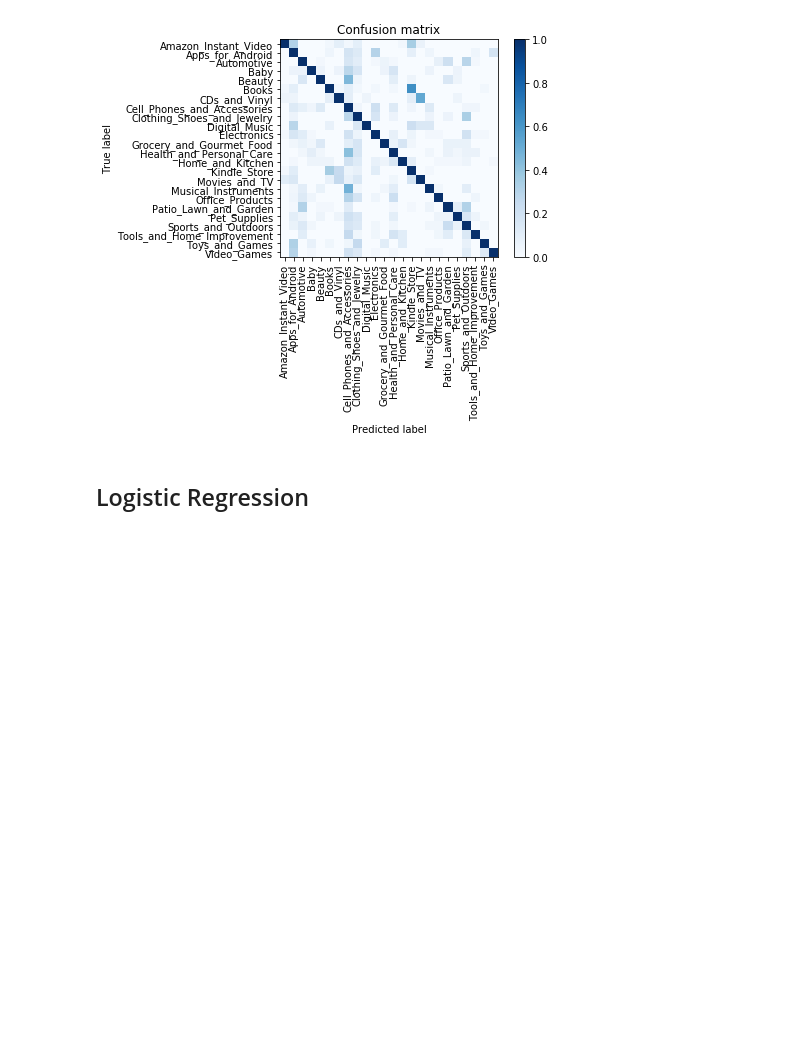
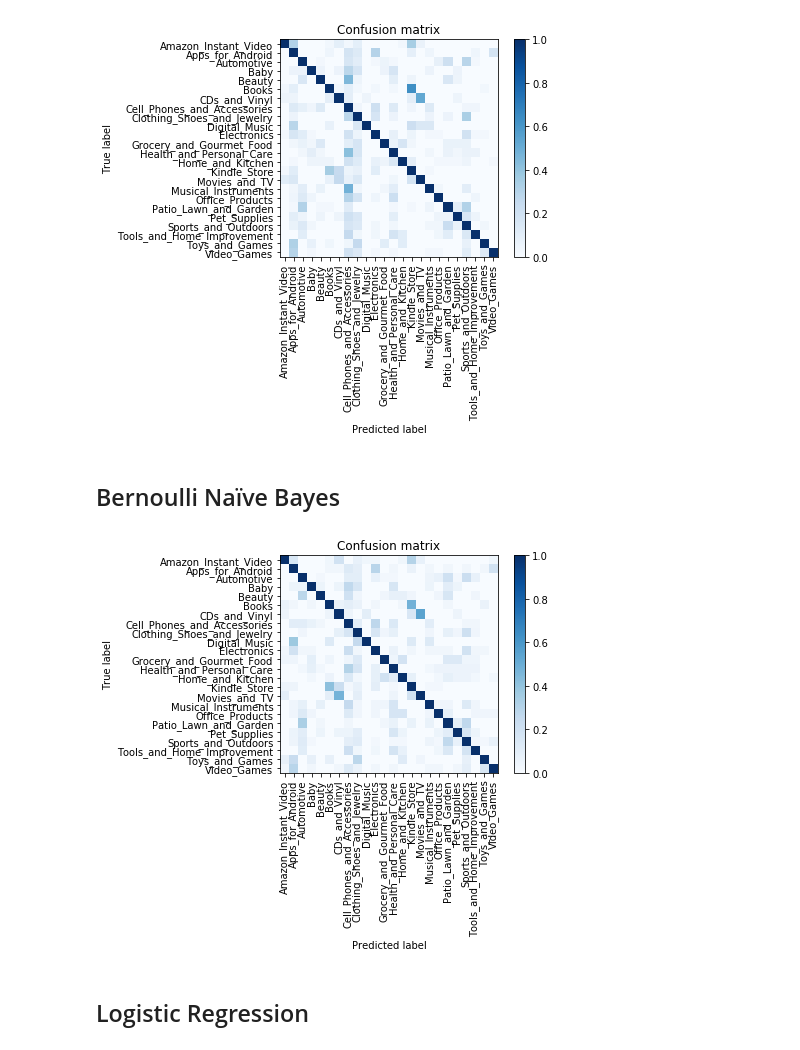
Before and after one commit to calexdiaz143/cs-175-amazon-project-clone, a Jupyter notebook: main/project.ipynb, the cells around one changed output. Saved outputs shown, nothing was run; the diff lists cells and outputs as text; code cells hidden in the pictures; blank space fills up the shorter version.

```diff
--- a/main/project.ipynb
+++ b/main/project.ipynb
@@ -46,6 +45,14 @@ test_err_nb = tester.error_ratio(test_Y, test_prd_nb)
 tester.disp_conf_matrix(test_Y, test_prd_nb, classes)
 # %% [output]
 [figure]
+# %% [markdown]
+## Bernoulli Naïve Bayes
+# %%
+test_prd_bnb = clf_bnb.predict(test_X)
+test_err_bnb = tester.error_ratio(test_Y, test_prd_bnb)
+tester.disp_conf_matrix(test_Y, test_prd_bnb, classes)
+# %% [output]
+[figure, added]
 # %% [markdown]
 ## Logistic Regression
 # %%
```
Also changed, not shown: parts of 15 cells of this notebook, 2 other files.
